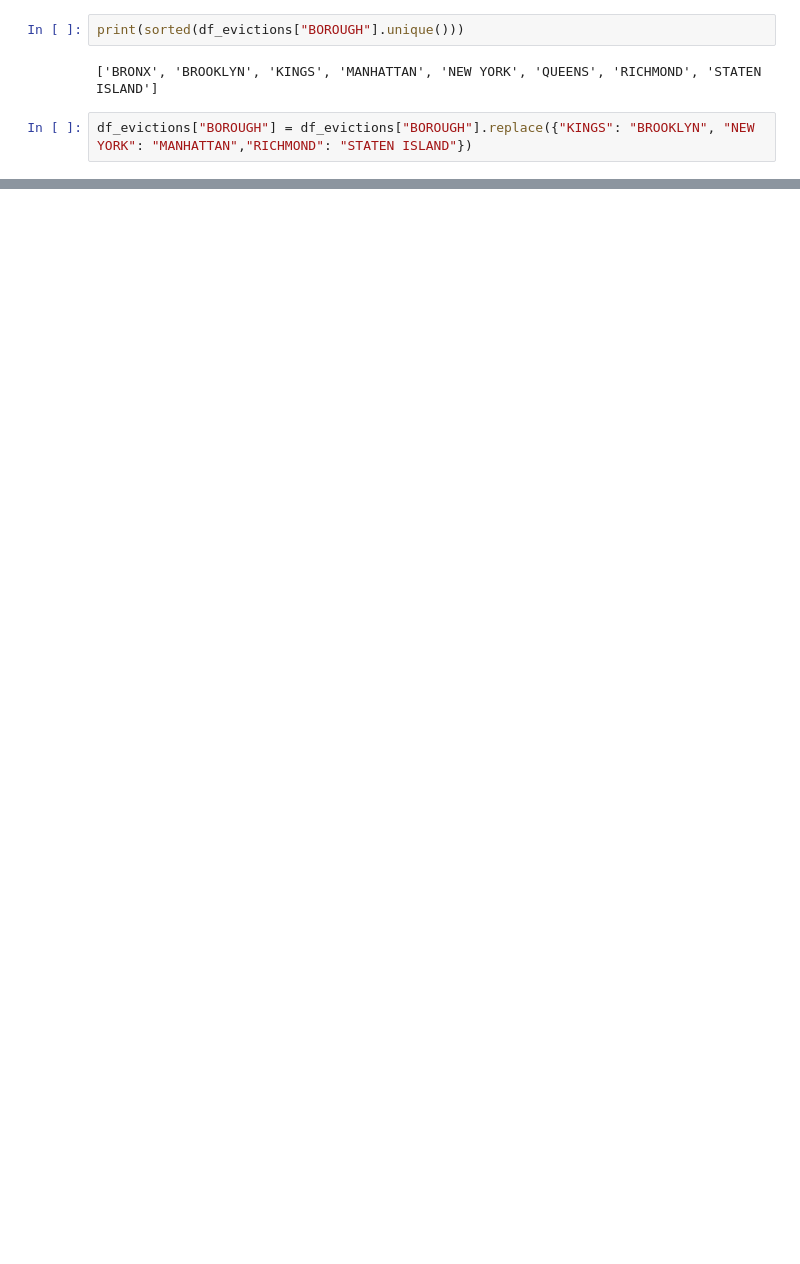
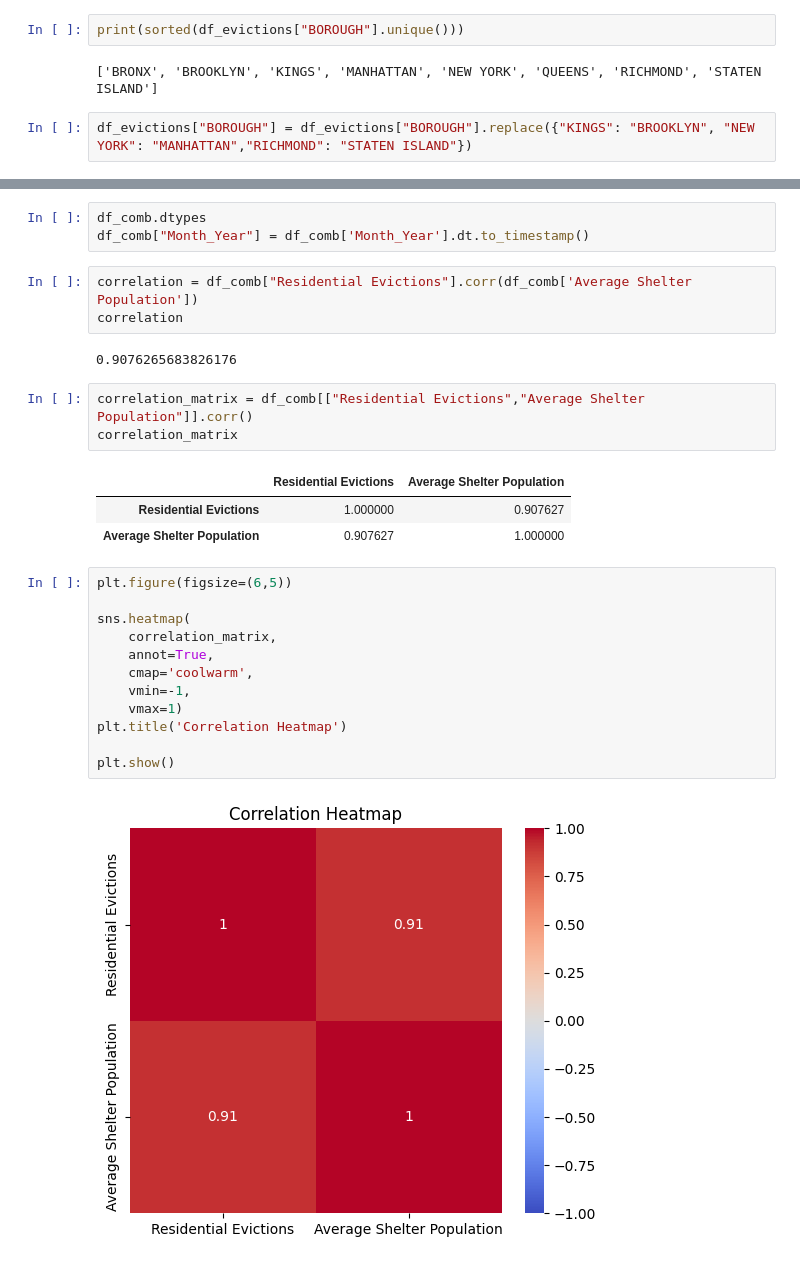
Before and after one commit to abs1106/Better-NY-Shelter-Buildings, a Jupyter notebook: nyc_shelter_data_proj/Untitled.ipynb, the cells around one changed output, grey strips where cells are left out. Saved outputs shown, nothing was run; the diff lists cells and outputs as text; blank space fills up the shorter version.

```diff
--- a/nyc_shelter_data_proj/Untitled.ipynb
+++ b/nyc_shelter_data_proj/Untitled.ipynb
@@ -234,0 +313,29 @@ KeyError: 'BOROUGH'
+# %%
+df_comb.dtypes
+df_comb["Month_Year"] = df_comb['Month_Year'].dt.to_timestamp()
+# %%
+correlation = df_comb["Residential Evictions"].corr(df_comb['Average Shelter Population'])
+correlation
+# %% [output]
+0.9076265683826176
+# %%
+correlation_matrix = df_comb[["Residential Evictions","Average Shelter Population"]].corr()
+correlation_matrix
+# %% [output]
+|  | Residential Evictions | Average Shelter Population |
+| Residential Evictions | 1.000000 | 0.907627 |
+| Average Shelter Population | 0.907627 | 1.000000 |
+# %%
+plt.figure(figsize=(6,5))
+
+sns.heatmap(
+    correlation_matrix,
+    annot=True,
+    cmap='coolwarm',
+    vmin=-1,
+    vmax=1)
+plt.title('Correlation Heatmap')
+
+plt.show()
+# %% [output]
+[figure, added]
```
Also changed, not shown: parts of 24 cells of this notebook.
